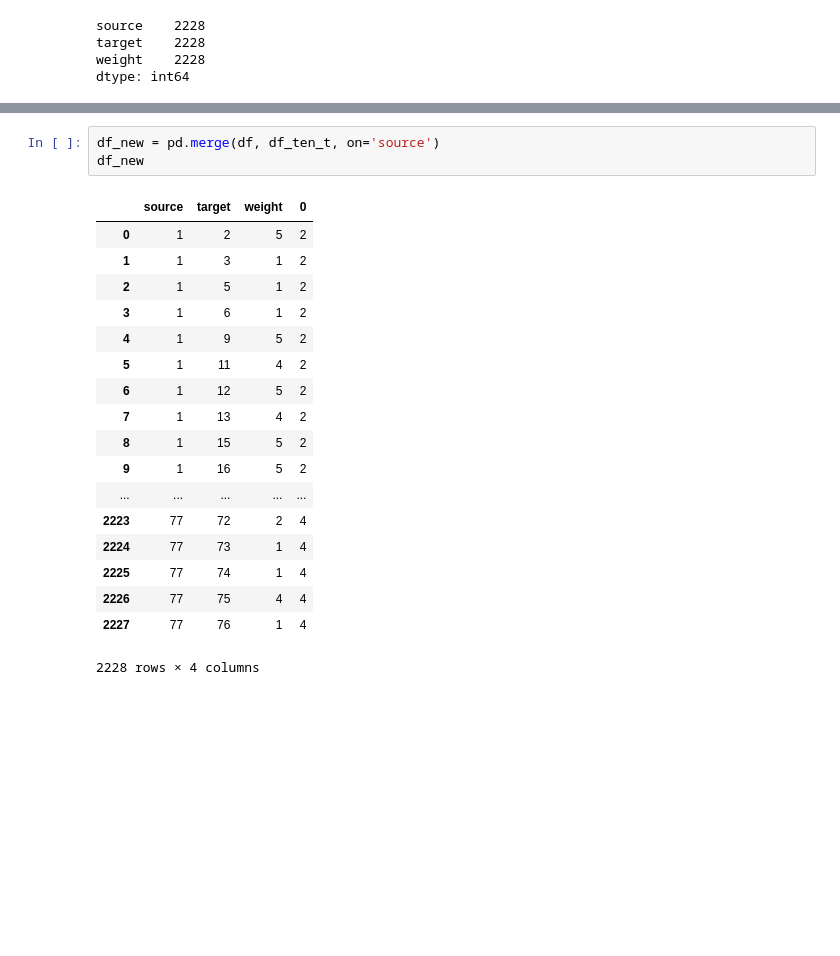
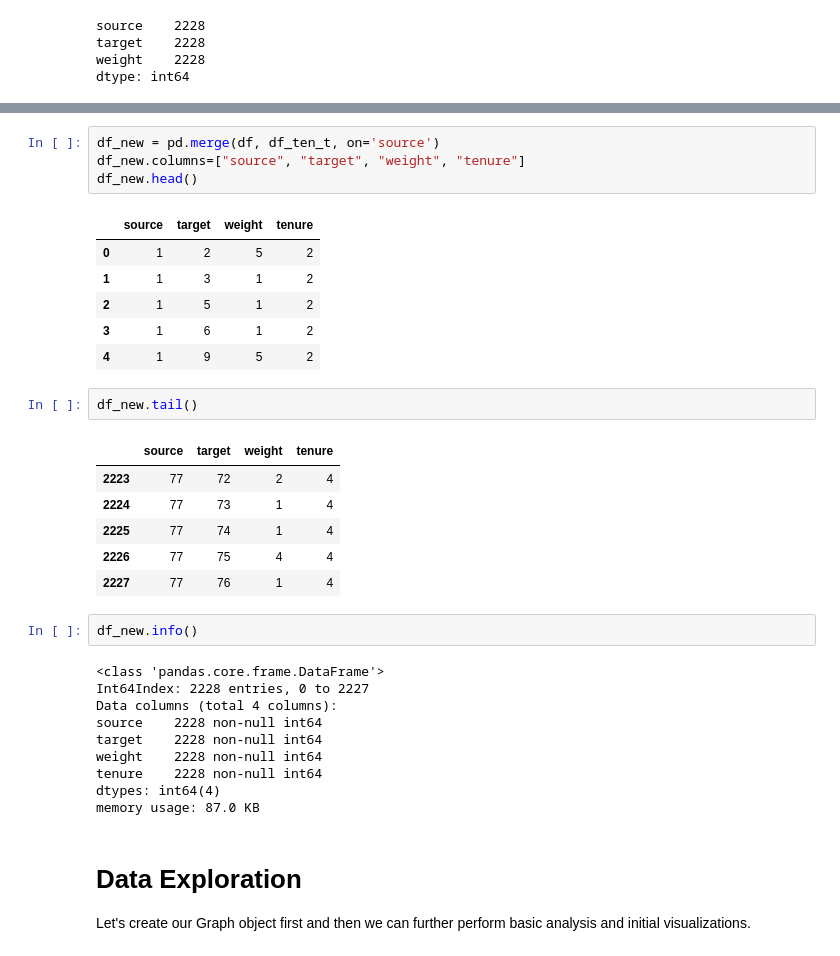
Before and after one commit to che10vek/Data620, a Jupyter notebook: Project 1.ipynb, the cells around one changed output, grey strips where cells are left out. Drawn from its saved outputs; the diff is of its cells as text; blank space fills up the shorter version.

```diff
--- a/Project 1.ipynb
+++ b/Project 1.ipynb
@@ -62,22 +63,36 @@ df_ten_t.tail()
 # %%
 df_new = pd.merge(df, df_ten_t, on='source')
-df_new
+df_new.columns=["source", "target", "weight", "tenure"]
+df_new.head()
 # %% [output]
-|  | source | target | weight | 0 |
+|  | source | target | weight | tenure |
 | 0 | 1 | 2 | 5 | 2 |
 | 1 | 1 | 3 | 1 | 2 |
 | 2 | 1 | 5 | 1 | 2 |
 | 3 | 1 | 6 | 1 | 2 |
 | 4 | 1 | 9 | 5 | 2 |
-| 5 | 1 | 11 | 4 | 2 |
-| 6 | 1 | 12 | 5 | 2 |
-| 7 | 1 | 13 | 4 | 2 |
-| 8 | 1 | 15 | 5 | 2 |
-| 9 | 1 | 16 | 5 | 2 |
-| ... | ... | ... | ... | ... |
-| 2223 | 77 | 72 | 2 | 4 |
-| 2224 | 77 | 73 | 1 | 4 |
-| 2225 | 77 | 74 | 1 | 4 |
-| 2226 | 77 | 75 | 4 | 4 |
-| 2227 | 77 | 76 | 1 | 4 |
-2228 rows × 4 columns
+# %%
+df_new.tail()
+# %% [output]
+|  | source | target | weight | tenure |
+| 2223 | 77 | 72 | 2 | 4 |
+| 2224 | 77 | 73 | 1 | 4 |
+| 2225 | 77 | 74 | 1 | 4 |
+| 2226 | 77 | 75 | 4 | 4 |
+| 2227 | 77 | 76 | 1 | 4 |
+# %%
+df_new.info()
+# %% [output]
+<class 'pandas.core.frame.DataFrame'>
+Int64Index: 2228 entries, 0 to 2227
+Data columns (total 4 columns):
+source    2228 non-null int64
+target    2228 non-null int64
+weight    2228 non-null int64
+tenure    2228 non-null int64
+dtypes: int64(4)
+memory usage: 87.0 KB
+# %% [markdown]
+# Data Exploration
+
+Let's create our Graph object first and then we can further perform basic analysis and initial visualizations.
```
Also changed, not shown: parts of 45 cells of this notebook.
